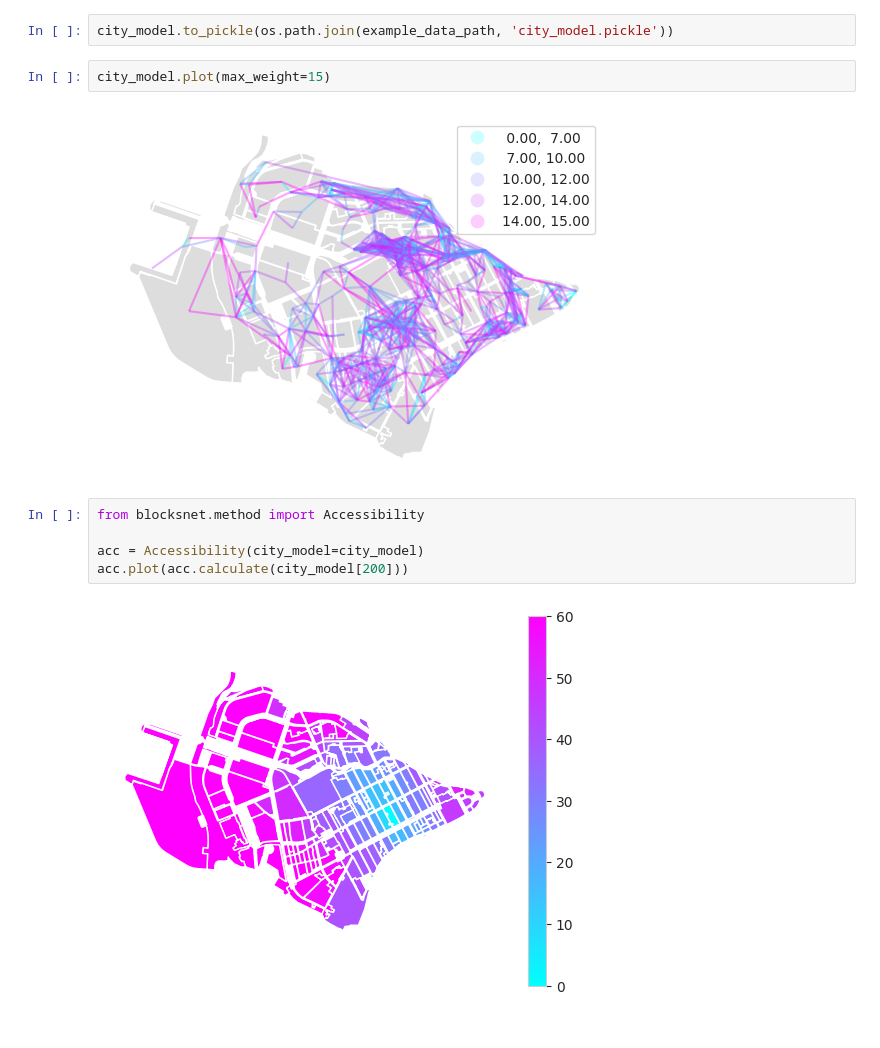
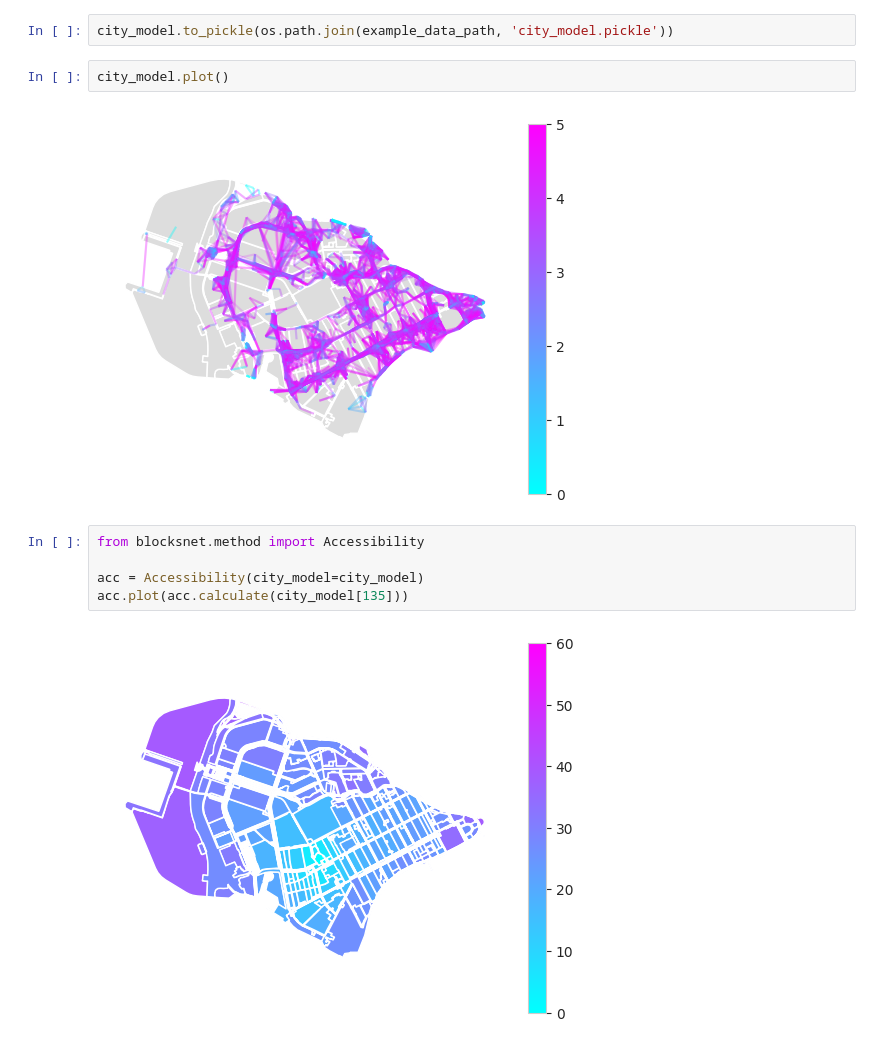
Before and after one commit to aimclub/blocksnet, a Jupyter notebook: examples/3 city_model.ipynb, the cells around one changed output. Drawn from its saved outputs; the diff is of its cells as text.

```diff
--- a/examples/3 city_model.ipynb
+++ b/examples/3 city_model.ipynb
@@ -41,13 +41,13 @@ Save city model to file so we can use it later
 # %%
 city_model.to_pickle(os.path.join(example_data_path, 'city_model.pickle'))
 # %%
-city_model.plot(max_weight=15)
+city_model.plot()
 # %% [output]
-[figure, old version]
+[figure, new version]
 # %%
 from blocksnet.method import Accessibility
 
 acc = Accessibility(city_model=city_model)
-acc.plot(acc.calculate(city_model[200]))
+acc.plot(acc.calculate(city_model[135]))
 # %% [output]
-[figure, old version]
+[figure, new version]
```
Also changed, not shown: 6 other files.
